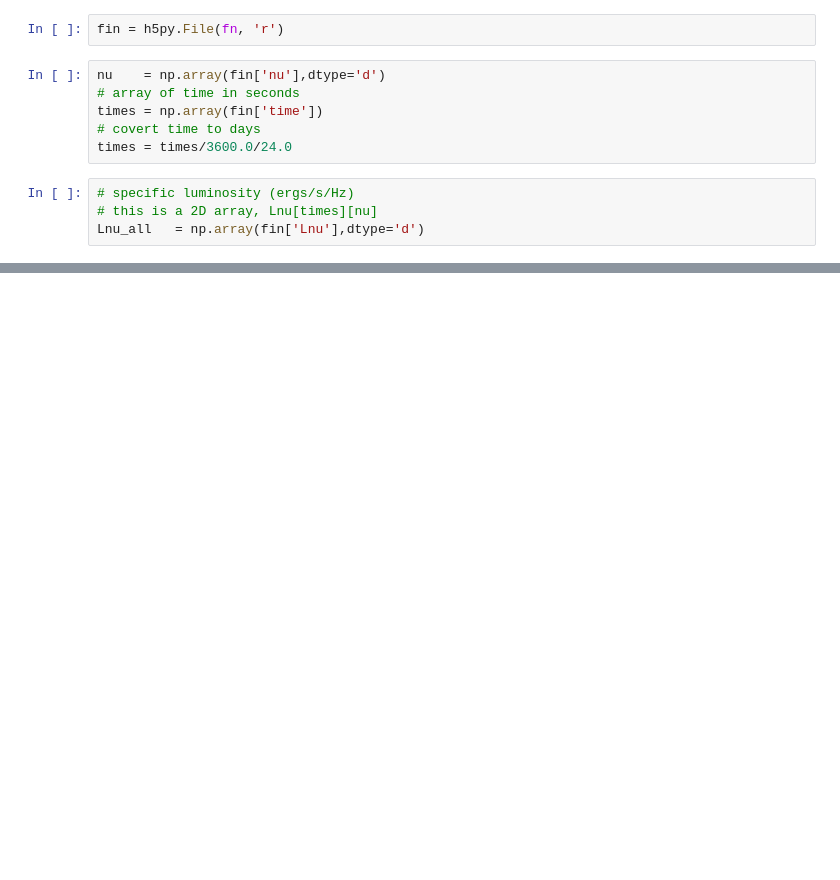
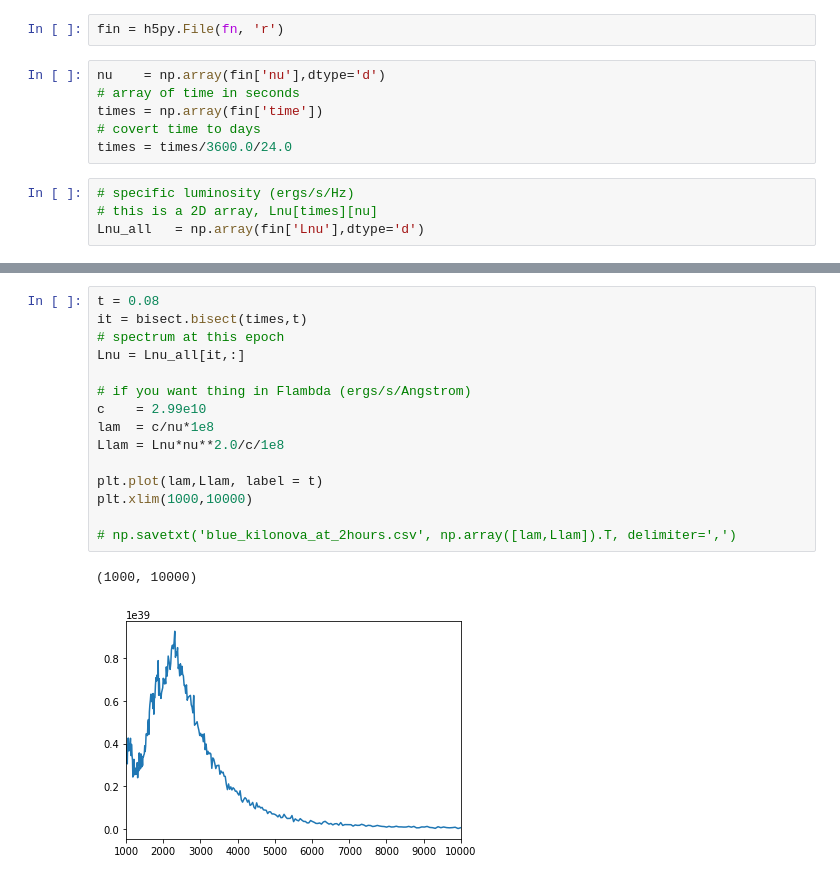
Before and after one commit to mrtommyb/messing-with-gw, a Jupyter notebook: code/kasen_model.ipynb, the cells around one changed output, grey strips where cells are left out. Saved outputs shown, nothing was run; the diff lists cells and outputs as text; blank space fills up the shorter version.

```diff
--- a/code/kasen_model.ipynb
+++ b/code/kasen_model.ipynb
@@ -70,0 +72,18 @@ array([ 99467.73103484,  99071.4445654 ,  98676.73925402, ...,
+# %%
+t = 0.08
+it = bisect.bisect(times,t)
+# spectrum at this epoch
+Lnu = Lnu_all[it,:]
+
+# if you want thing in Flambda (ergs/s/Angstrom)
+c    = 2.99e10
+lam  = c/nu*1e8
+Llam = Lnu*nu**2.0/c/1e8
+
+plt.plot(lam,Llam, label = t)
+plt.xlim(1000,10000)
+
+# np.savetxt('blue_kilonova_at_2hours.csv', np.array([lam,Llam]).T, delimiter=',')
+# %% [output]
+(1000, 10000)
+[figure, added]
```
Also changed, not shown: parts of 13 cells of this notebook, 15 other files.
